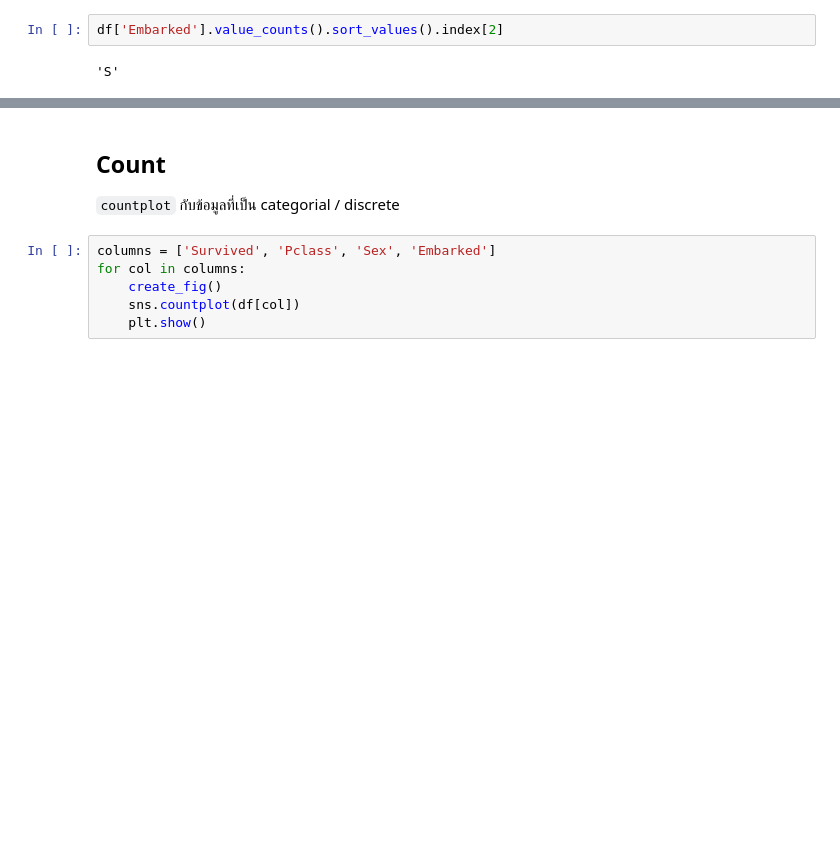
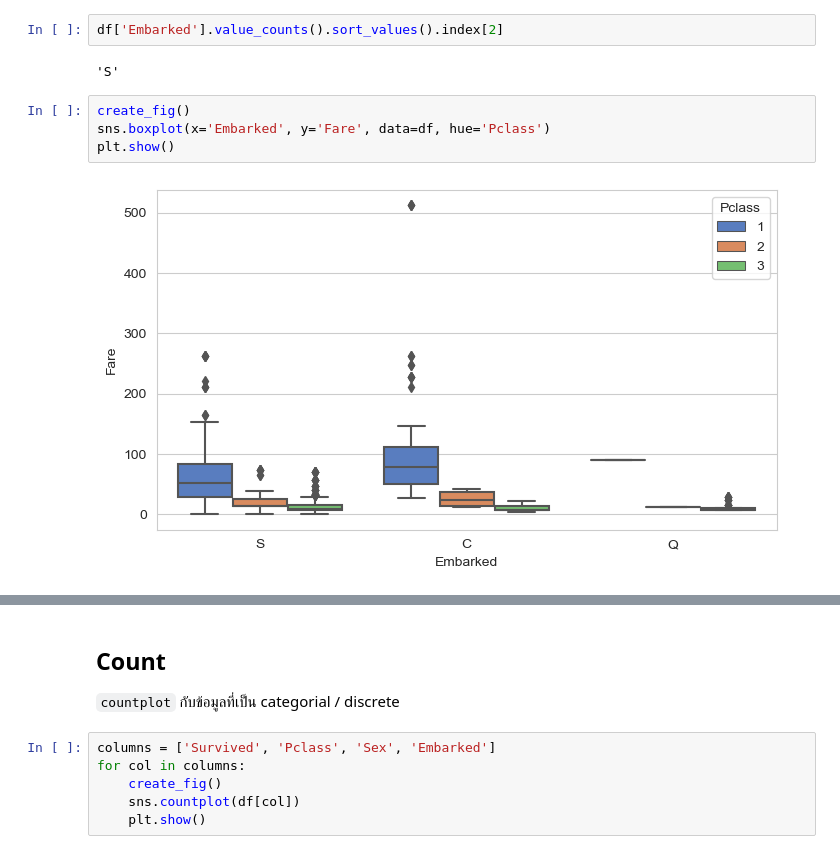
Before and after one commit to chuan-khuna/titanic_kaggle, a Jupyter notebook: EDA.ipynb, the cells around one changed output, grey strips where cells are left out. Cells and saved outputs as stored; diff of their text form; blank space fills up the shorter version.

```diff
--- a/EDA.ipynb
+++ b/EDA.ipynb
@@ -170,3 +181,9 @@ Name: Embarked, dtype: int64
 df['Embarked'].value_counts().sort_values().index[2]
 # %% [output]
 'S'
+# %%
+create_fig()
+sns.boxplot(x='Embarked', y='Fare', data=df, hue='Pclass')
+plt.show()
+# %% [output]
+[figure, added]
```
Also changed, not shown: parts of 36 cells of this notebook, 1 other file.
